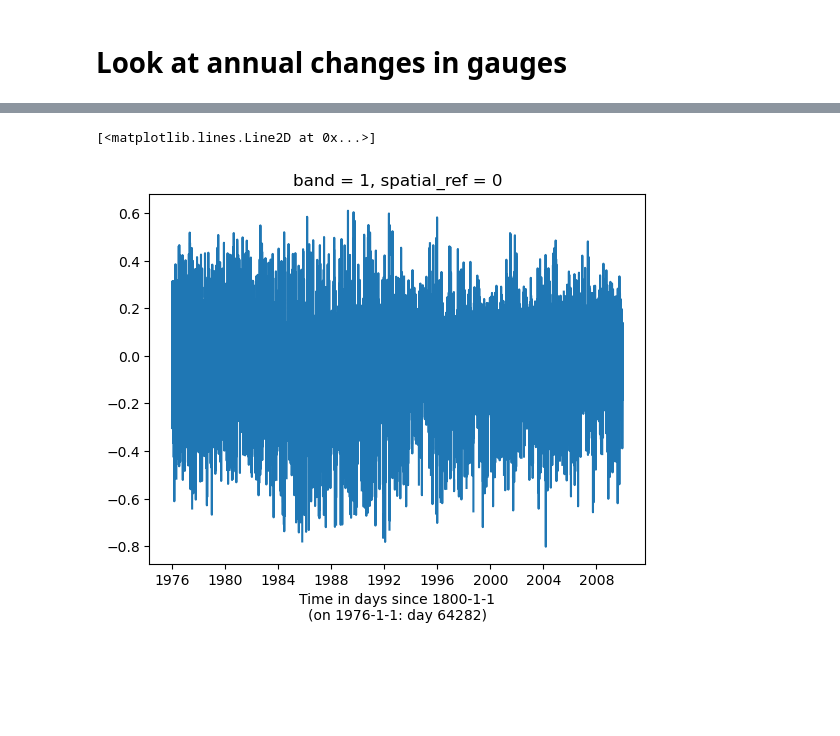
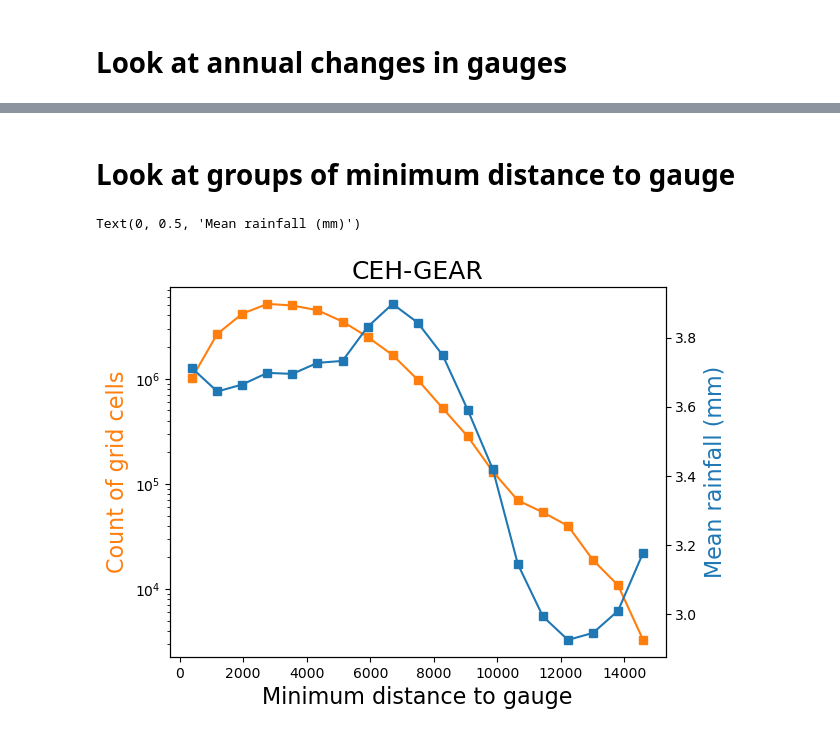
Before and after one commit to Thomasjkeel/FDRI-comparing-rainfall-data-in-upper-severn, a Jupyter notebook: notebooks/compare_gauge_dist_and_height.ipynb, the cells around one changed output, grey strips where cells are left out. Drawn from its saved outputs; the diff is of its cells as text; code cells hidden in the pictures; blank space fills up the shorter version.

```diff
--- a/notebooks/compare_gauge_dist_and_height.ipynb
+++ b/notebooks/compare_gauge_dist_and_height.ipynb
@@ -86,4 +104,4 @@ ceh_plynlimon_shifted['min_dist'].sel(time="2008-02-10").plot()
 # %% [markdown]
 # Get difference between HadUK to CEH-GEAR
 # %%
-ceh_plynlimon_shifted = ceh_plynlimon_shifted.sel(time=slice(haduk_plynlimon['time'].min(), haduk_plynlimon['time'].max()))
+ceh_abermule_shifted = ceh_abermule_shifted.sel(time=slice(haduk_abermule['time'].min(), haduk_abermule['time'].max()))
@@ -310,5 +300,23 @@ ceh_haduk_diff_norm.isel(time=0).plot()
-# %%
-xr.corr(ceh_plynlimon_shifted['min_dist'], ceh_haduk_diff, dim=('x', 'y')).plot()
-# %% [output]
-[<matplotlib.lines.Line2D at 0x...>]
-[figure, removed]
+# %% [markdown]
+# Look at groups of minimum distance to gauge
+# %%
+num_groups = 20
+ceh_abermule_min_dist_bins = ceh_abermule_shifted.groupby_bins(group='min_dist', bins=np.linspace(ceh_abermule['min_dist'].min().data, ceh_abermule['min_dist'].max().data, num_groups))
+# %%
+ceh_abermule_min_dist_bin_counts = ceh_abermule_min_dist_bins.count()
+ceh_abermule_min_dist_bin_means = ceh_abermule_min_dist_bins.mean()
+# %%
+fig, ax = plt.subplots(1)
+ceh_abermule_min_dist_bin_counts[RAIN_COL].plot(ax=ax, marker='s', c='C1')
+ax2 = ax.twinx()
+ceh_abermule_min_dist_bin_means[RAIN_COL].plot(ax=ax2, marker='s', c='C0')
+ax.set_title("CEH-GEAR", size=18)
+ax.set_yscale('log')
+ax2.set_title('')
+ax.set_xlabel('Minimum distance to gauge', size=16)
+ax.set_ylabel('Count of grid cells', c='C1', size=16)
+ax2.set_ylabel('Mean rainfall (mm)', c='C0', size=16)
+# fig.savefig('../figures/gauge_distance_vs_height/min_dist_vs_mean_rainfall_lineplot.png', bbox_inches='tight')
+# %% [output]
+Text(0, 0.5, 'Mean rainfall (mm)')
+[figure, added]
```
Also changed, not shown: parts of 36 cells of this notebook, 10 other files.
